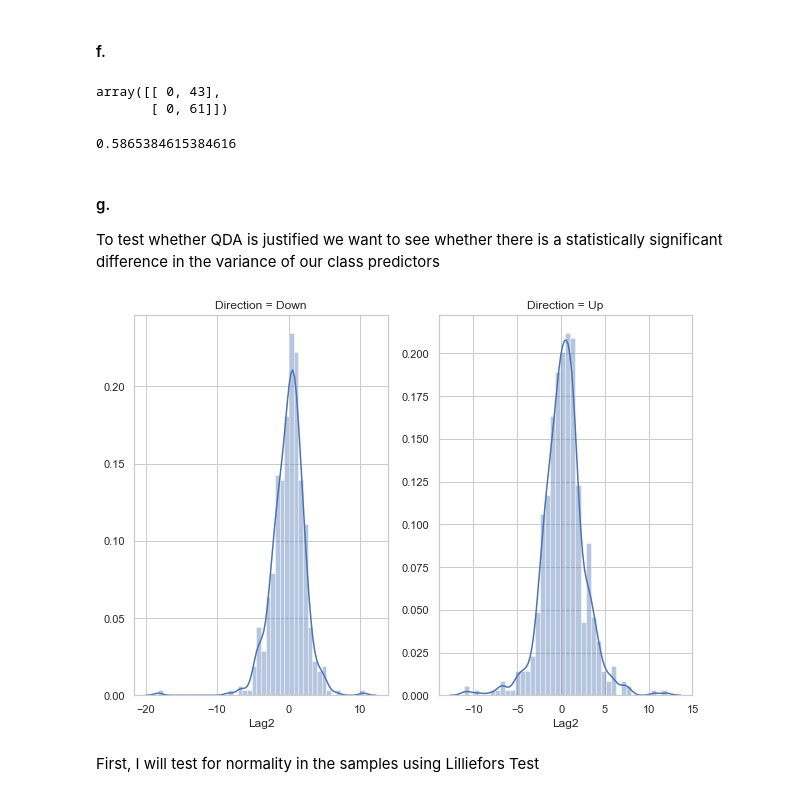
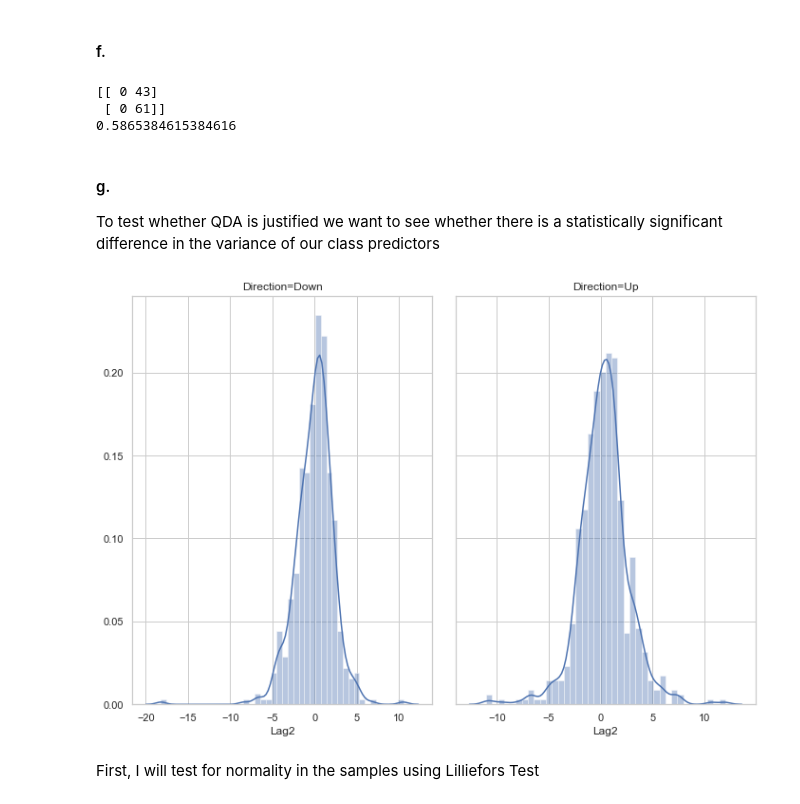
Before and after one commit to mileslucas/coms574, a Jupyter notebook: hw3.ipynb, the cells around one changed output. Cells and saved outputs as stored; diff of their text form; code cells hidden in the pictures.

```diff
--- a/hw3.ipynb
+++ b/hw3.ipynb
@@ -235,14 +225,13 @@ qda = QuadraticDiscriminantAnalysis().fit(train[['Lag2']], train.Direction)
 # %%
+qda = QuadraticDiscriminantAnalysis().fit(train[['Lag2']], train.Direction)
 qda_pred = qda.predict(test[['Lag2']])
 cm_qda = confusion_matrix(test.Direction, qda_pred)
-cm_qda
+print(cm_qda)
+print(np.trace(cm_qda) / np.sum(cm_qda))
 # %% [output]
-array([[ 0, 43],
-       [ 0, 61]])
+[[ 0 43]
+ [ 0 61]]
+0.5865384615384616
-# %%
-np.trace(cm_qda) / np.sum(cm_qda)
-# %% [output]
-0.5865384615384616
 # %% [markdown]
 #### g.
 
@@ -251,13 +240,14 @@ To test whether QDA is justified we want to see whether there is a statistically
 v1 = data[data.Direction == 'Down'].Lag2
 v2 = data[data.Direction == 'Up'].Lag2
 # %%
-fig, axes = plt.subplots(1, 2)
+fig, axes = plt.subplots(1, 2, sharey=True)
 sns.distplot(v1, ax=axes[0])
 sns.distplot(v2, ax=axes[1])
-axes[0].set_title('Direction = Down')
-axes[1].set_title('Direction = Up');
+axes[0].set_title('Direction=Down')
+axes[1].set_title('Direction=Up')
+plt.tight_layout();
 # %% [output]
-[figure, old version]
+[figure, new version]
 # %% [markdown]
 First, I will test for normality in the samples using Lilliefors Test
 # %%
```
Also changed, not shown: parts of 16 cells of this notebook.
